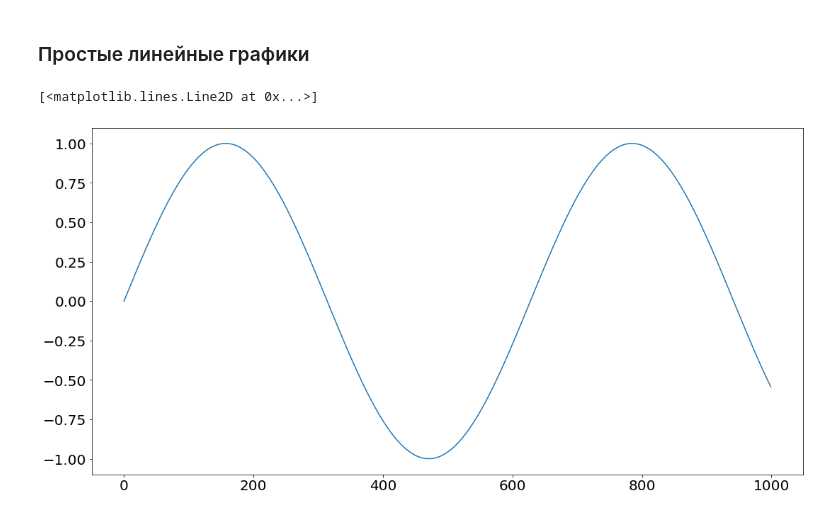
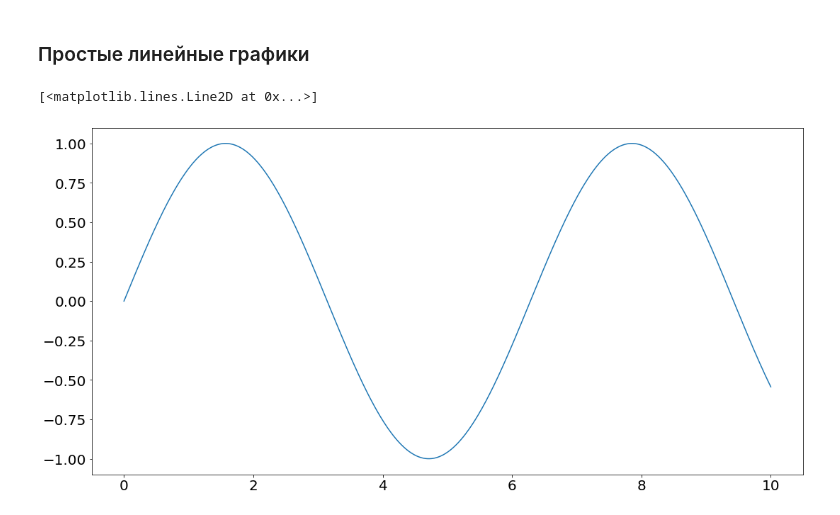
Before and after one commit to DanilZittser/cv-lectures, a Jupyter notebook: 02-data-science-stack/jupyter/01-numpy-matplotlib.ipynb, the cells around one changed output. Drawn from its saved outputs; the diff is of its cells as text; code cells hidden in the pictures.

```diff
--- a/02-data-science-stack/jupyter/01-numpy-matplotlib.ipynb
+++ b/02-data-science-stack/jupyter/01-numpy-matplotlib.ipynb
@@ -421,7 +398,7 @@ plt.rcParams['font.size'] = 20
 # %%
 x = np.linspace(0, 10, 1000)
 # %%
-plt.plot(np.sin(x))
+plt.plot(x, np.sin(x))
 # %% [output]
 [<matplotlib.lines.Line2D at 0x...>]
-[figure, old version]
+[figure, new version]
```
Also changed, not shown: parts of 47 cells of this notebook.
